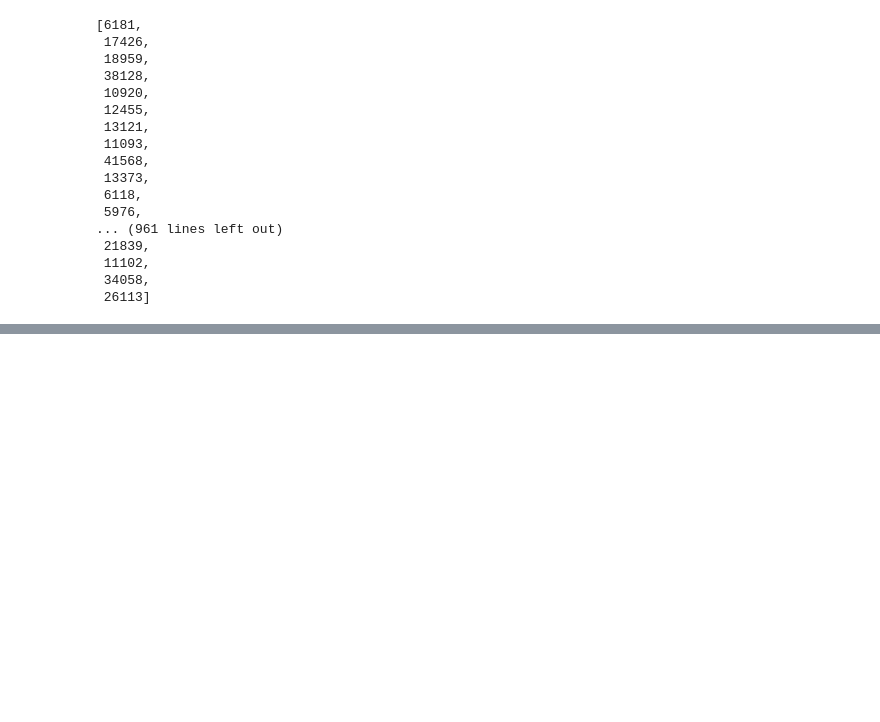
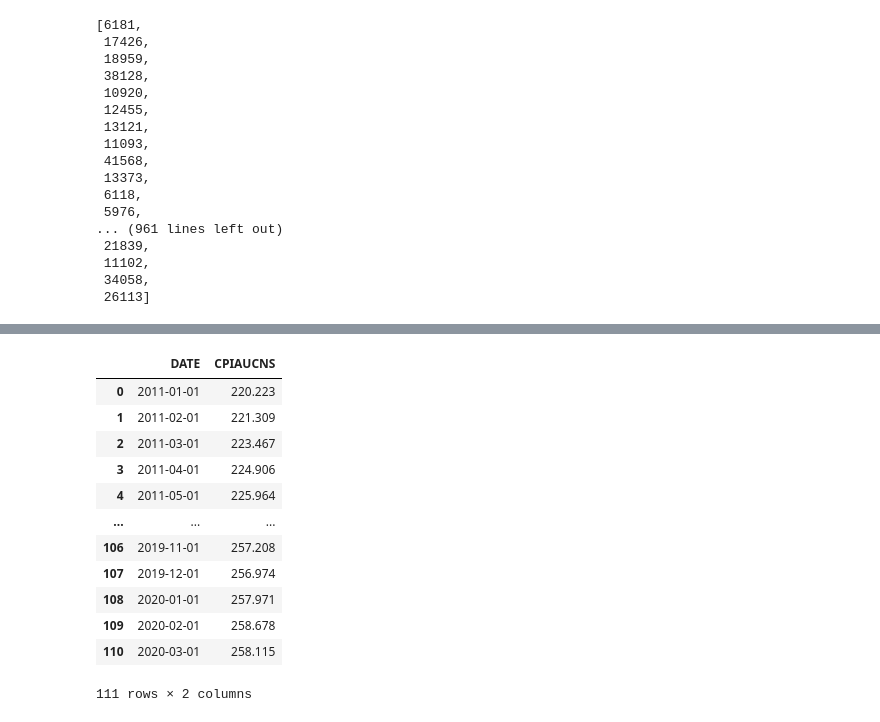
Before and after one commit to pbthompson92/Final_Project_Outliers, a Jupyter notebook: Scratch_paper_mhardy.ipynb, the cells around one changed output, grey strips where cells are left out. Saved outputs shown, nothing was run; the diff lists cells and outputs as text; code cells hidden in the pictures; blank space fills up the shorter version.

```diff
--- a/Scratch_paper_mhardy.ipynb
+++ b/Scratch_paper_mhardy.ipynb
@@ -238,0 +338,23 @@ region_list
+# %%
+#time_transposed['INFLATION'] = time_transposed.apply(lambda _: '', axis=1)
+date_list = time_transposed['DATE'].to_list()
+for index, row in cpi_df.iterrows():
+    if row['DATE'] not in date_list:
+        cpi_df.drop(index, inplace=True)
+
+cpi_df= cpi_df.reset_index(drop=True)
+cpi_df
+# %% [output]
+|  | DATE | CPIAUCNS |
+| 0 | 2011-01-01 | 220.223 |
+| 1 | 2011-02-01 | 221.309 |
+| 2 | 2011-03-01 | 223.467 |
+| 3 | 2011-04-01 | 224.906 |
+| 4 | 2011-05-01 | 225.964 |
+| ... | ... | ... |
+| 106 | 2019-11-01 | 257.208 |
+| 107 | 2019-12-01 | 256.974 |
+| 108 | 2020-01-01 | 257.971 |
+| 109 | 2020-02-01 | 258.678 |
+| 110 | 2020-03-01 | 258.115 |
+111 rows × 2 columns
```
Also changed, not shown: parts of 9 cells of this notebook, 3 other files.
